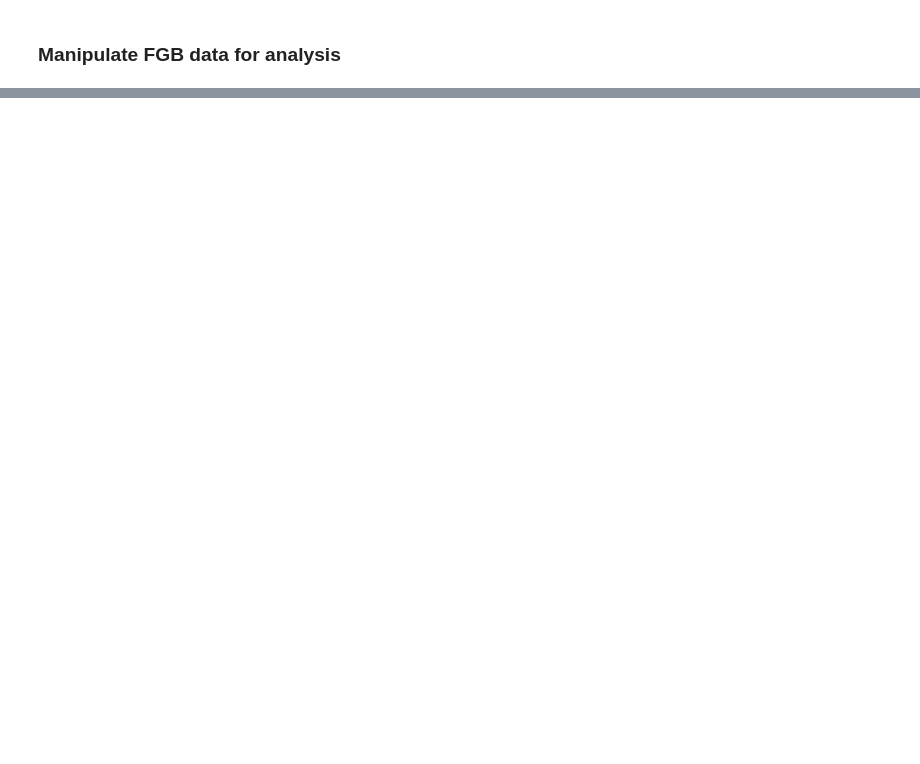
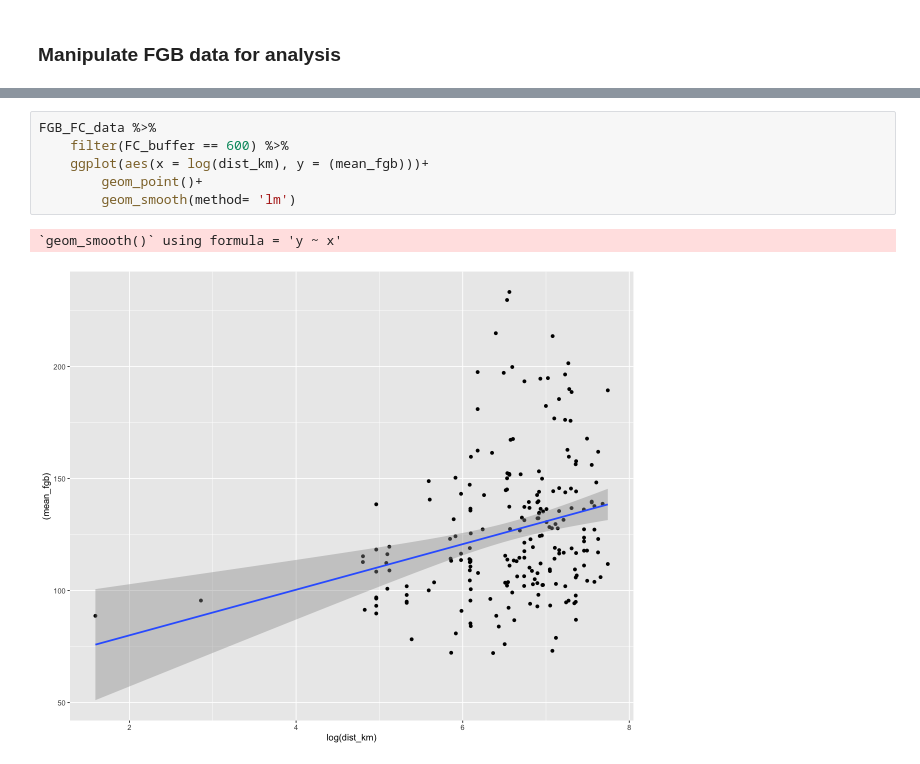
Before and after one commit to FCBT/FA-FGB, a Jupyter notebook: 2.notebook/FGB_analysis.ipynb, the cells around one changed output, grey strips where cells are left out. Drawn from its saved outputs; the diff is of its cells as text; blank space fills up the shorter version.

```diff
--- a/2.notebook/FGB_analysis.ipynb
+++ b/2.notebook/FGB_analysis.ipynb
@@ -439,0 +215,9 @@ pairs(bay_mod_fgb)
+# %%
+FGB_FC_data %>%
+    filter(FC_buffer == 600) %>%
+    ggplot(aes(x = log(dist_km), y = (mean_fgb)))+
+        geom_point()+
+        geom_smooth(method= 'lm')
+# %% [output]
+`geom_smooth()` using formula = 'y ~ x'
+[figure, added]
```
Also changed, not shown: parts of 77 cells of this notebook, 4 other files.
